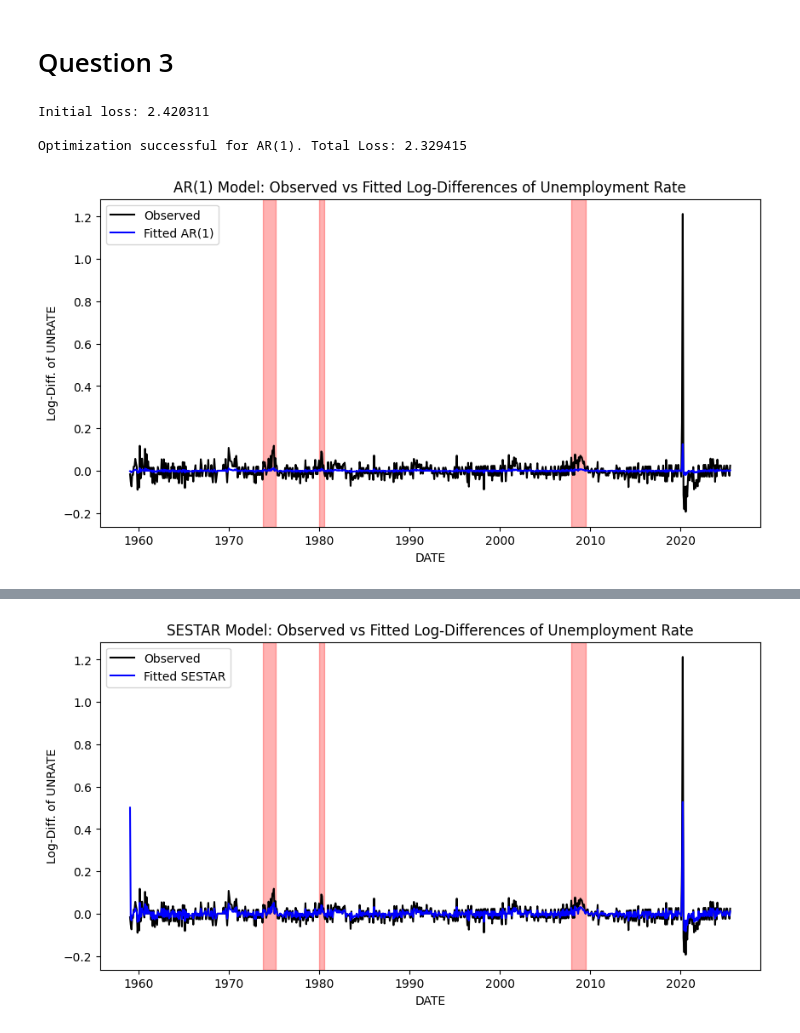
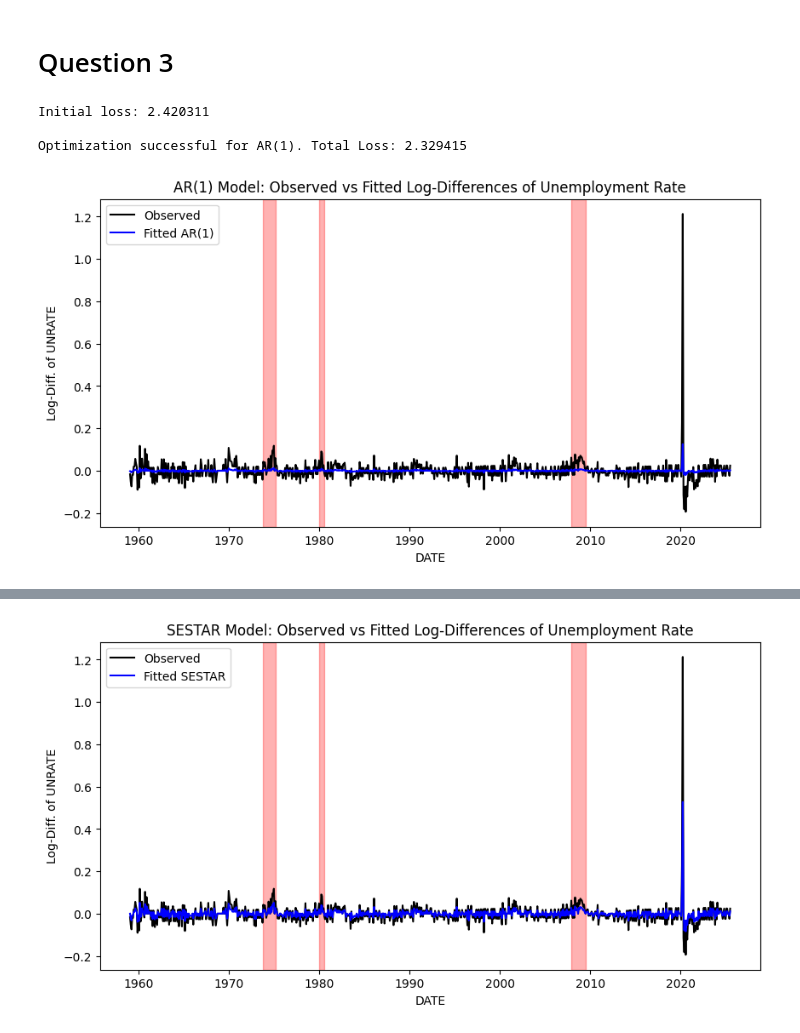
Before and after one commit to avril-rdgz/E_EORM_AECTR_GA2, a Jupyter notebook: Main_notebook_GA2.ipynb, the cells around one changed output, grey strips where cells are left out. Drawn from its saved outputs; the diff is of its cells as text; code cells hidden in the pictures.

Commit message:
Updated initial SESTAR spike

```diff
--- a/Main_notebook_GA2.ipynb
+++ b/Main_notebook_GA2.ipynb
@@ -122,7 +122,12 @@ def fit_values(theta, model_name, x, y=None):
   elif model_name == 'STAR':
     div[1:] = gamma / (1 + np.exp(alpha + beta * y[:-1]))
 
-  return mu + (delta + div) * x
+  x_fit = mu + (delta + div) * x
+
+  if model_name == 'SESTAR':
+    x_fit[0] = mu / (1 - delta)
+
+  return x_fit
 # %%
 # Results for Q3
 
@@ -139,10 +144,11 @@ recessions_periods = [
 
 results_Q3 = {}
 
-loss_init = get_total_loss(theta_init, model_name, x, y)
-print(f'Initial loss: {loss_init:.6f}')
+for model in model_names:
 
-for model in model_names:
+  loss_init = get_total_loss(theta_init, model, x, y)
+  print(f'Initial loss: {loss_init:.6f}')
+
   theta_optim, loss_optim = estimate_model(theta_init, model, x, y)
   results_Q3[model] = {
       'theta': theta_optim,
@@ -177,2 +185,2 @@ Optimization successful for AR(1). Total Loss: 2.329415
 Optimization successful for SESTAR. Total Loss: 2.175516
-[figure, old version]
+[figure, new version]
```
Also changed, not shown: parts of 1 cell of this notebook.
